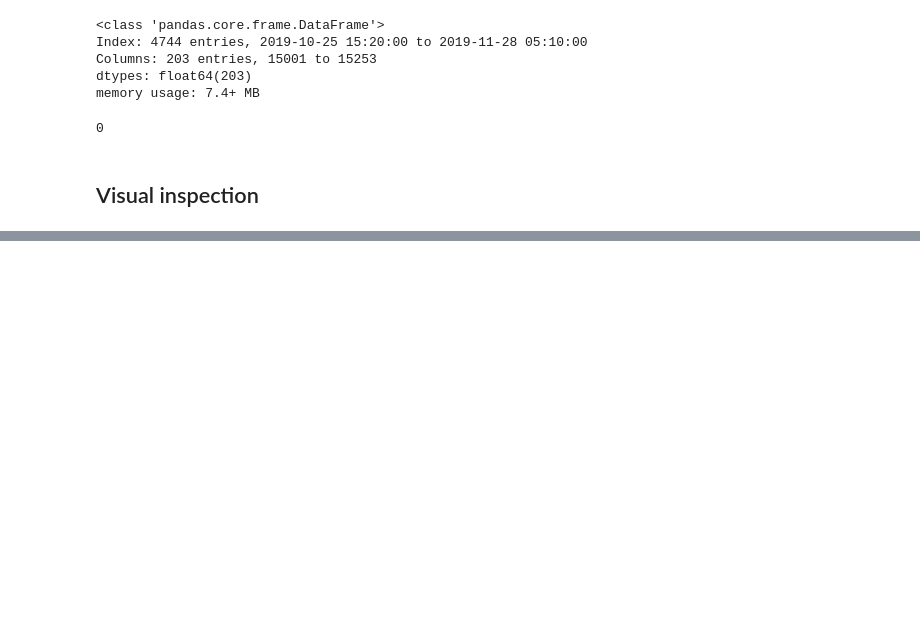
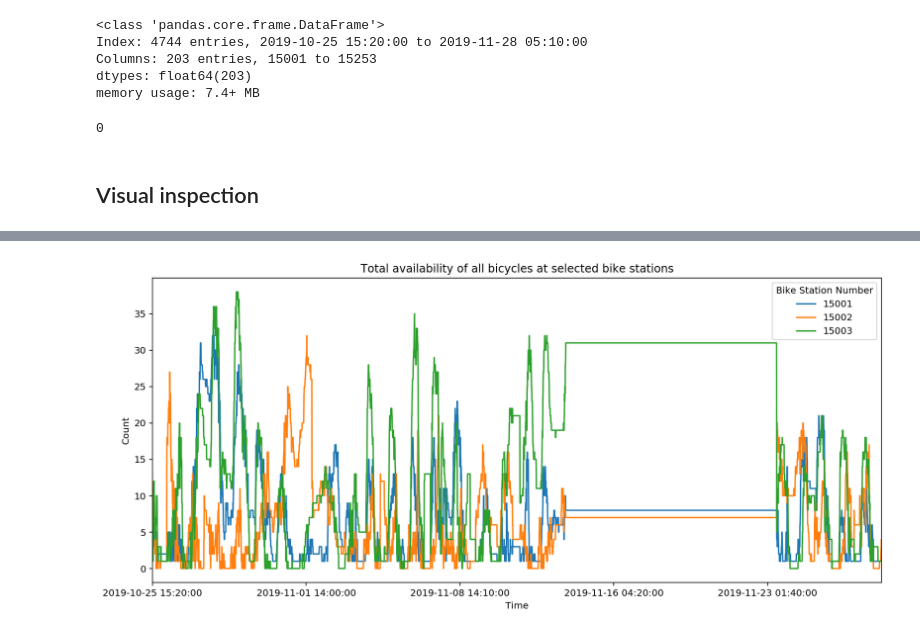
Before and after one commit to mariuszrokita/wroclawski-rower-miejski, a Jupyter notebook: bikeavailability/notebooks/02-exploratory-data-analysis.ipynb, the cells around one changed output, grey strips where cells are left out. Cells and saved outputs as stored; diff of their text form; code cells hidden in the pictures; blank space fills up the shorter version.

```diff
--- a/bikeavailability/notebooks/02-exploratory-data-analysis.ipynb
+++ b/bikeavailability/notebooks/02-exploratory-data-analysis.ipynb
@@ -108,0 +116,7 @@ df.isnull().sum().sum()
+# %%
+ax = df[['15001', '15002', '15003']].plot(figsize=(14,6))
+ax.set_title('Total availability of all bicycles at selected bike stations')
+ax.set_xlabel('Time')
+ax.set_ylabel('Count');
+# %% [output]
+[figure, added]
```
Also changed, not shown: parts of 1 cell of this notebook.
